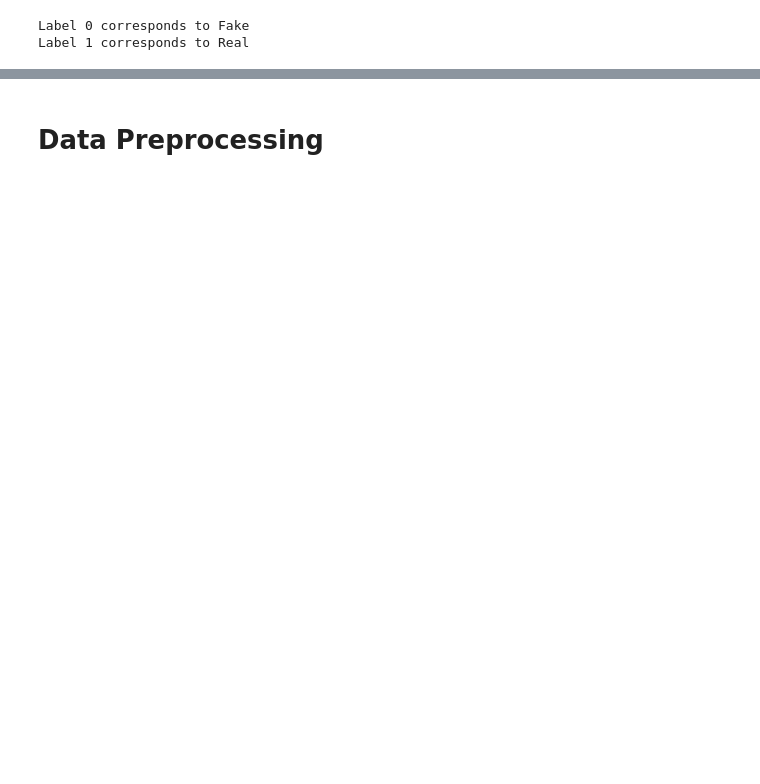
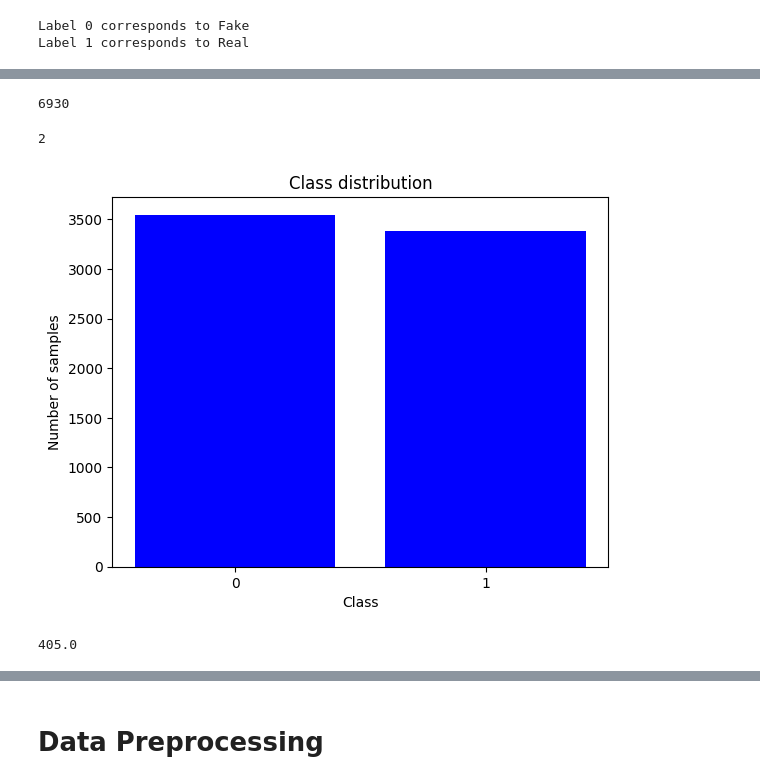
Before and after one commit to AnjaliDharmik/Fake-News-Detection, a Jupyter notebook: Model/Fake_News_Detection.ipynb, the cells around one changed output, grey strips where cells are left out. Drawn from its saved outputs; the diff is of its cells as text; code cells hidden in the pictures; blank space fills up the shorter version.

```diff
--- a/Model/Fake_News_Detection.ipynb
+++ b/Model/Fake_News_Detection.ipynb
@@ -37,11 +60,10 @@ fake_and_real_news/
 # %%
 # First split: Train (70%) and Temp (30% for val & test)
 train_ds = tf.keras.utils.text_dataset_from_directory(
-    'fake_and_real_news1',
+    'fake_and_real_news',
     labels='inferred',
-    label_mode='binary',
-    class_names=['Fake', 'Real'],
-    batch_size=batch_size,
+    label_mode='int',
+    batch_size=None,
     shuffle=True,
     seed=seed,
     validation_split=0.3,
@@ -49,11 +71,10 @@ train_ds = tf.keras.utils.text_dataset_from_directory(
 )
 
 raw_val_test_ds = tf.keras.utils.text_dataset_from_directory(
-    'fake_and_real_news1',
+    'fake_and_real_news',
     labels='inferred',
-    label_mode='binary',
-    class_names=['Fake', 'Real'],
-    batch_size=batch_size,
+    label_mode='int',
+    batch_size=None,
     shuffle=True,
     seed=seed,
     validation_split=0.3,
@@ -68,9 +89,10 @@ val_ds = raw_val_test_ds.take(val_size)
 test_ds = raw_val_test_ds.skip(val_size)
 
 # Print dataset sizes
-print(f"Train size: {len(train_ds)} batches")
-print(f"Validation size: {len(val_ds)} batches")
-print(f"Test size: {len(test_ds)} batches")
+print('\n')
+print(f"Train size: {len(train_ds)}")
+print(f"Validation size: {len(val_ds)}")
+print(f"Test size: {len(test_ds)}")
 # %% [output]
 Found 9900 files belonging to 2 classes.
 Using 6930 files for training.
@@ -82,7 +108,5 @@ Test size: 31 batches
 # %%
-# Now you should be able to use .take()
-for text_batch, label_batch in train_ds.take(1):
-  for i in range(3):
-    print("Article", text_batch.numpy()[i])
-    print("Label", label_batch.numpy()[i])
+for text_batch, label_batch in train_ds.take(5):
+  print("Article", text_batch.numpy())
+  print("Label", label_batch.numpy())
 # %% [output]
@@ -100,0 +274,20 @@ Label 1 corresponds to Real
+# %%
+# Number of samples: Total number of examples you have in the data.
+print(len(train_ds))
+# %% [output]
+6930
+# %%
+# Number of classes: Total number of topics or categories in the data.
+print(len(train_ds.class_names))
+# %% [output]
+2
+# %%
+# Iterate through the dataset and convert to NumPy arrays
+train_text = []
+train_label = []
+for text, label in train_ds:
+    train_text.append(text.numpy())
+    train_label.append(label.numpy())
+
+train_text = np.array(train_text)
+train_label = np.array(train_label)
@@ -100,0 +314,10 @@ Label 1 corresponds to Real
+# %%
+# Number of samples per class: Number of samples per class (topic/category).
+plot_class_distribution(train_label)
+# %% [output]
+[figure, added]
+# %%
+# Number of words per sample: Median number of words in one sample.
+print(get_num_words_per_sample(train_text))
+# %% [output]
+405.0
```
Also changed, not shown: parts of 54 cells of this notebook, 1 other file.
